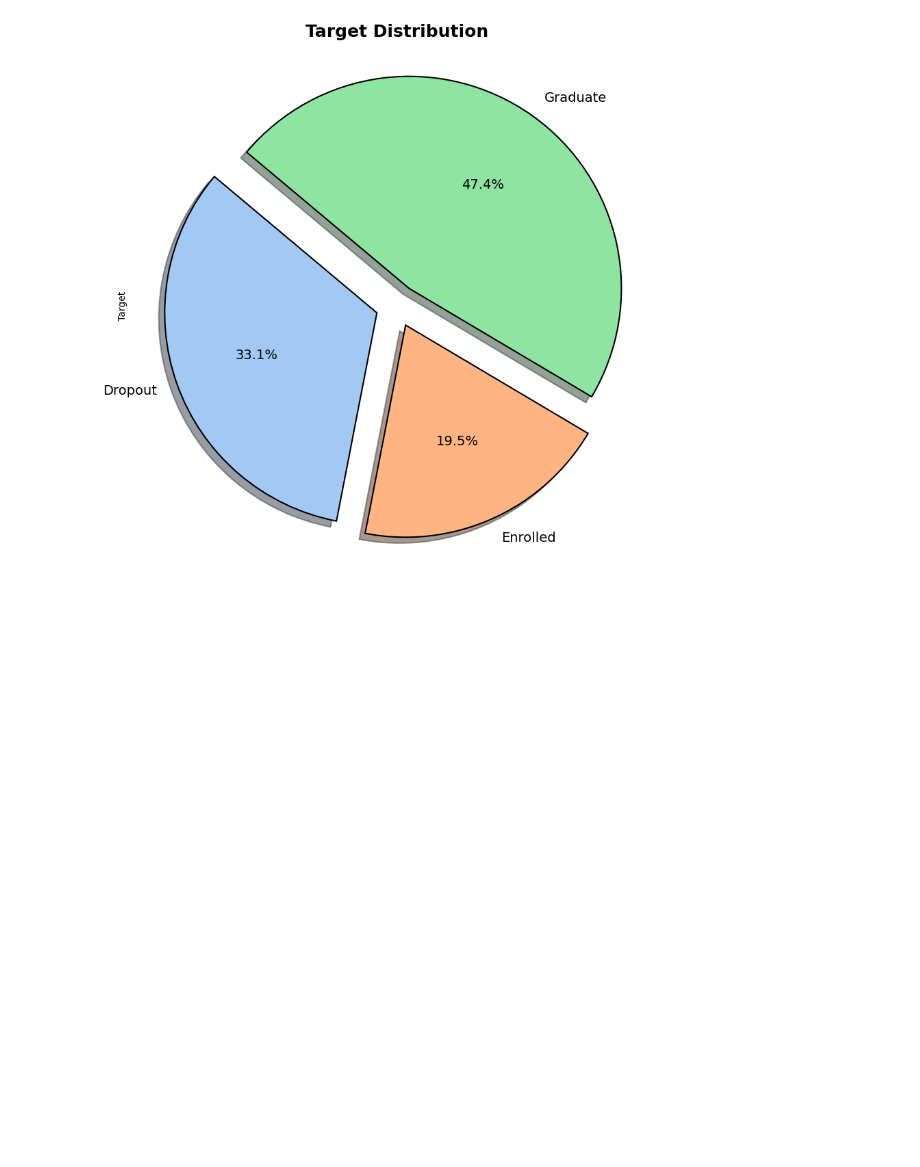
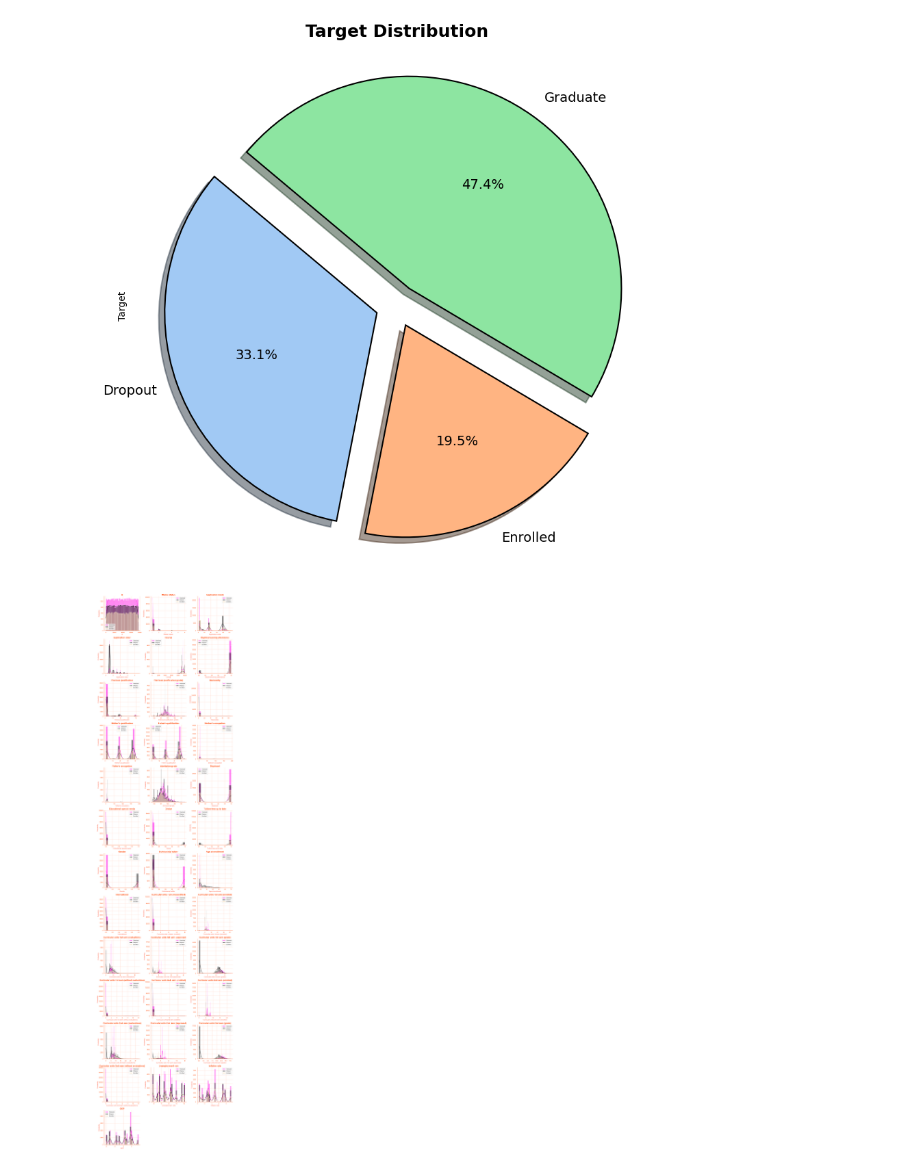
Before and after one commit to miguelrdgzb/academic_success, a Jupyter notebook: EDA.ipynb, the cells around one changed output. Saved outputs shown, nothing was run; the diff lists cells and outputs as text; code cells hidden in the pictures; blank space fills up the shorter version.

```diff
--- a/EDA.ipynb
+++ b/EDA.ipynb
@@ -93,6 +93,48 @@ def showFrequencyTarget(df: pd.DataFrame) -> plt.axes :
         textprops={'fontsize': 14},
         wedgeprops={'edgecolor': 'black', 'linewidth': 1.5}
     )
+
+def makeSubplots(df: pd.DataFrame) -> plt.axes :
+    colors = ['#ff00e6', '#030303', '#f2d5a5']
+    sns.set_theme(style="whitegrid")
+    fig = plt.figure(figsize=(15, 60))
+    i = 1
+    for label in df.drop('Target', axis=1).columns:
+        plt.subplot(13, 3, i)
+        for idx, target in enumerate(df['Target'].unique()):
+            sns.histplot(df[df['Target'] == target][label], color=colors[idx], label=target, alpha=0.5, kde=True)
+        plt.title(label, fontsize=16, color='#FF4500', fontweight='bold')
+        plt.xlabel(label, fontsize=12, color='#FF6347')
+        plt.ylabel('Probability', fontsize=12, color='#FF6347')
+        plt.legend(fontsize=10)
+        plt.grid(True, linestyle='--', linewidth=0.5, color='#FF4500', alpha=0.7)
+        plt.xticks(fontsize=10, color='#FF4500')
+        plt.yticks(fontsize=10, color='#FF4500')
+        plt.gca().spines['top'].set_visible(False)
+        plt.gca().spines['right'].set_visible(False)
+        plt.gca().spines['left'].set_color('#FF4500')
+        plt.gca().spines['bottom'].set_color('#FF4500')
+        i += 1
+
+    plt.tight_layout()
+
+def plot_boxplots(df: pd.DataFrame) -> None:
+
+    num_cols = len(df.columns)
+    fig, axes = plt.subplots(nrows=num_cols, ncols=1, figsize=(10, 5 * num_cols))
+
+    if num_cols == 1:
+        axes = [axes]
+
+    # Crear un boxplot para cada columna
+    for ax, col in zip(axes, df.columns):
+        sns.boxplot(data=df, x=col, ax=ax)
+        ax.set_title(f'Boxplot of {col}')
+        ax.set_xlabel('')
+        ax.set_ylabel(col)
+
+    plt.tight_layout()
+    plt.show()
 # %%
 ## Extraemos la ruta y generamos el dataframe
 config = readJson('config.json')
@@ -156,3 +198,8 @@ freq = showFrequencyTarget(dfTrain)
 plt.show()
 # %% [output]
 [figure]
+# %%
+sb = makeSubplots(dfTrain)
+plt.show()
+# %% [output]
+[figure, added]
```
Also changed, not shown: parts of 1 cell of this notebook.
